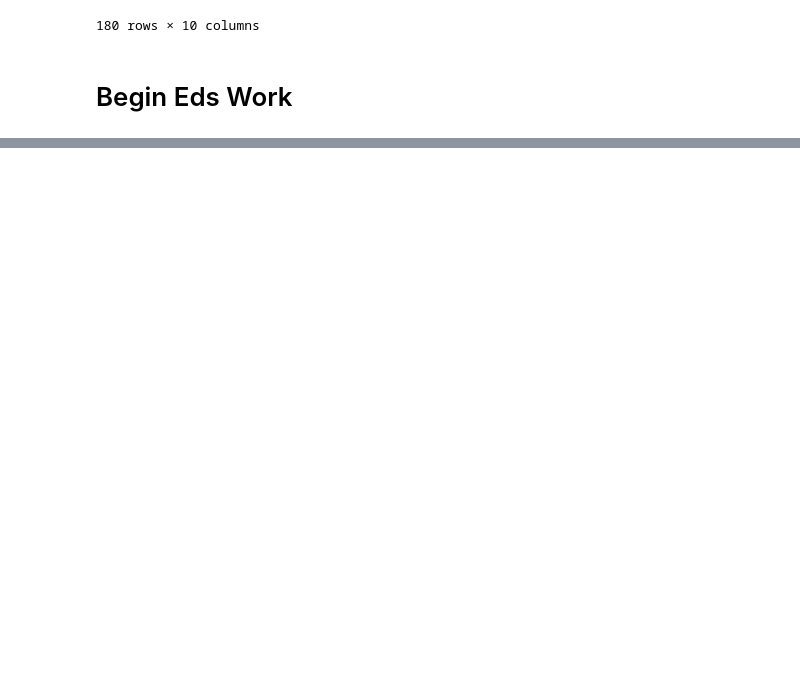
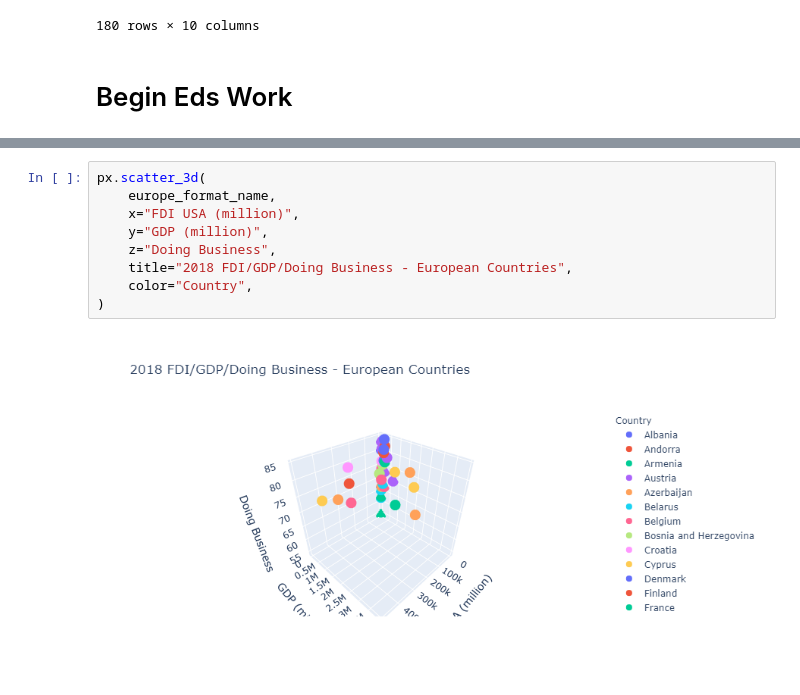
Before and after one commit to sabrinasaleh/Data_Munging_Plotting, a Jupyter notebook: europe/main-ed.ipynb, the cells around one changed output, grey strips where cells are left out. Cells and saved outputs as stored; diff of their text form; blank space fills up the shorter version.

```diff
--- a/europe/main-ed.ipynb
+++ b/europe/main-ed.ipynb
@@ -272,0 +278,11 @@ px.scatter(
+# %%
+px.scatter_3d(
+    europe_format_name,
+    x="FDI USA (million)",
+    y="GDP (million)",
+    z="Doing Business",
+    title="2018 FDI/GDP/Doing Business - European Countries",
+    color="Country",
+)
+# %% [output]
+[figure, added]
```
Also changed, not shown: parts of 3 cells of this notebook.
